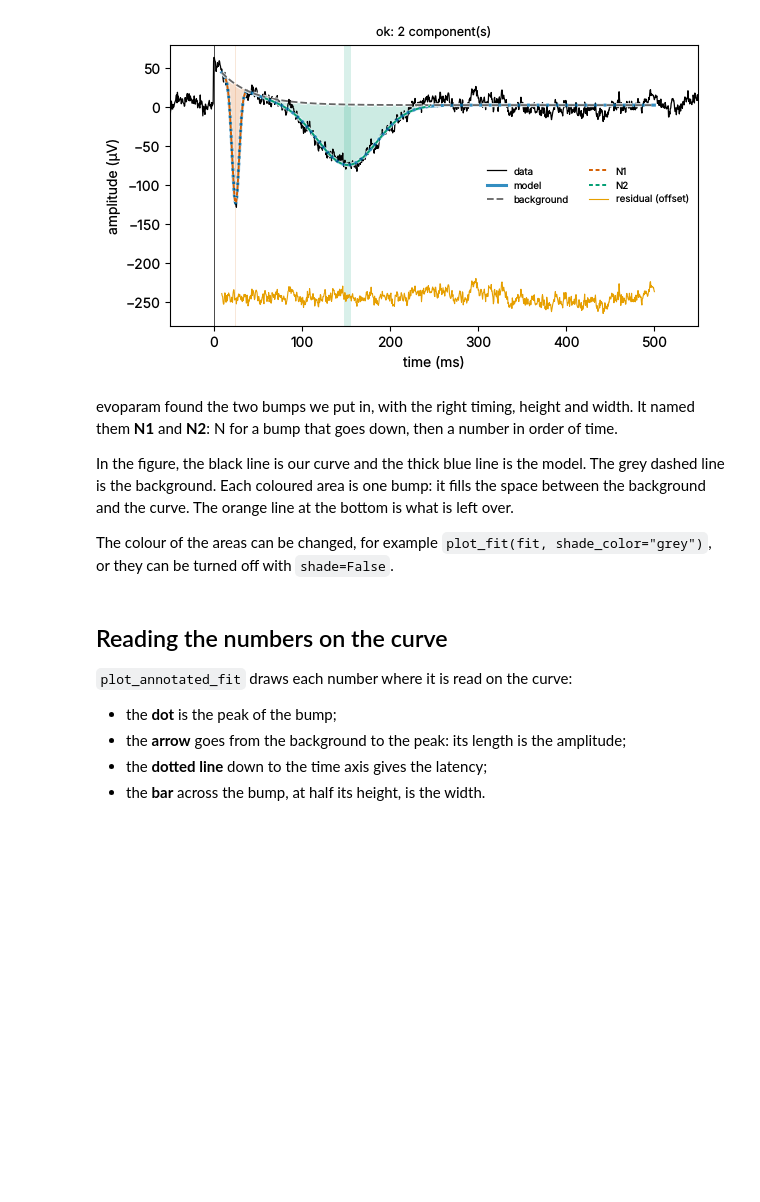
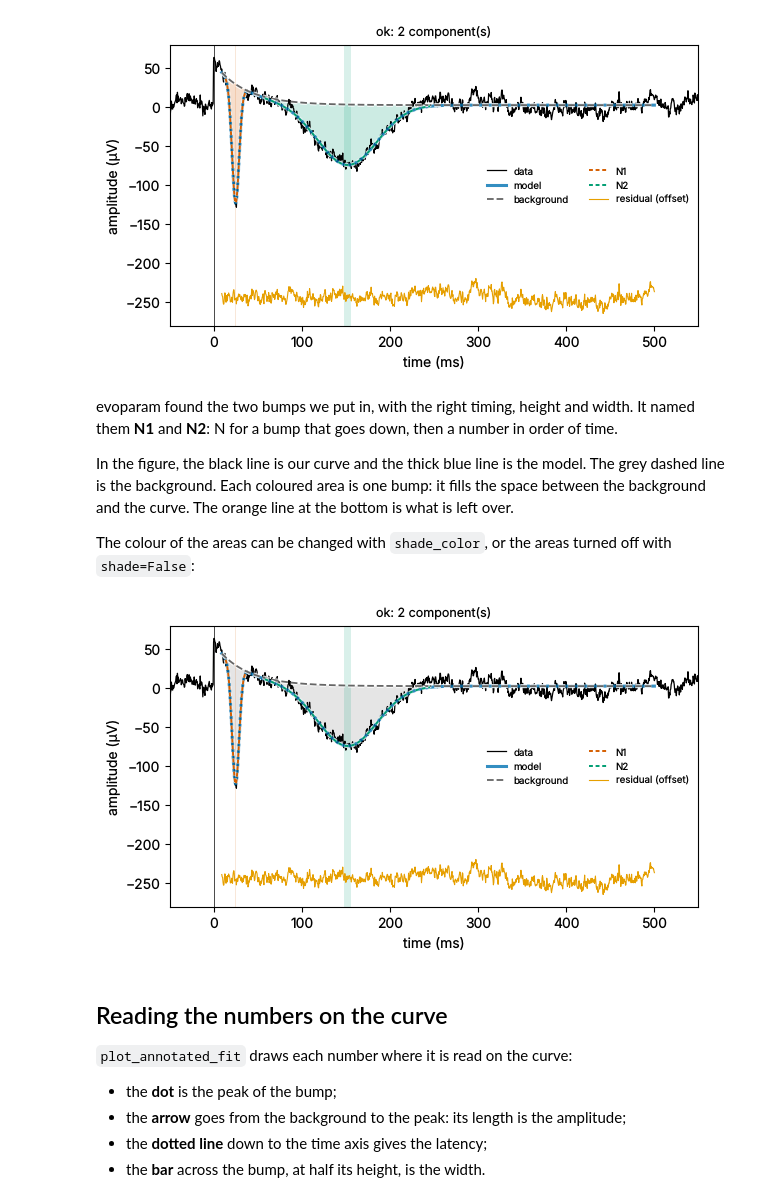
Before and after one commit to yannbellec/evoparam, a Jupyter notebook: docs/notebooks/01_model_description.ipynb, the cells around one changed output. Cells and saved outputs as stored; diff of their text form; code cells hidden in the pictures; blank space fills up the shorter version.

Commit message:
report: shade and shade_color, shown in tutorial 01

```diff
--- a/docs/notebooks/01_model_description.ipynb
+++ b/docs/notebooks/01_model_description.ipynb
@@ -95,8 +95,13 @@ In the figure, the black line is our curve and the thick blue line is the model.
 dashed line is the background. Each coloured area is one bump: it fills the space between
 the background and the curve. The orange line at the bottom is what is left over.
 
-The colour of the areas can be changed, for example ``plot_fit(fit, shade_color="grey")``,
-or they can be turned off with ``shade=False``.
+The colour of the areas can be changed with ``shade_color``, or the areas turned off with
+``shade=False``:
+# %%
+# The same fit, with grey areas
+fit = report(times, signal, preset="ccep", shade_color="grey")
+# %% [output]
+[figure, added]
 # %% [markdown]
 ## Reading the numbers on the curve
 
```
Also changed, not shown: 2 other files.
